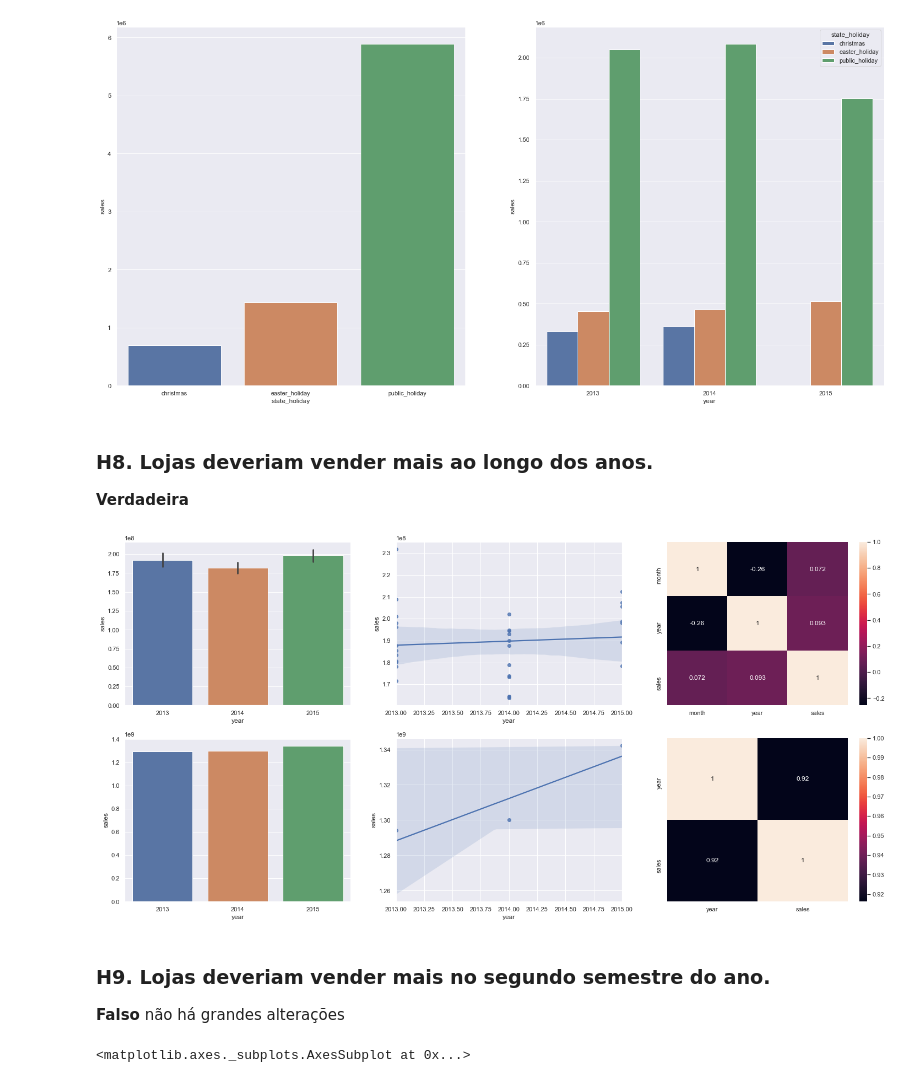
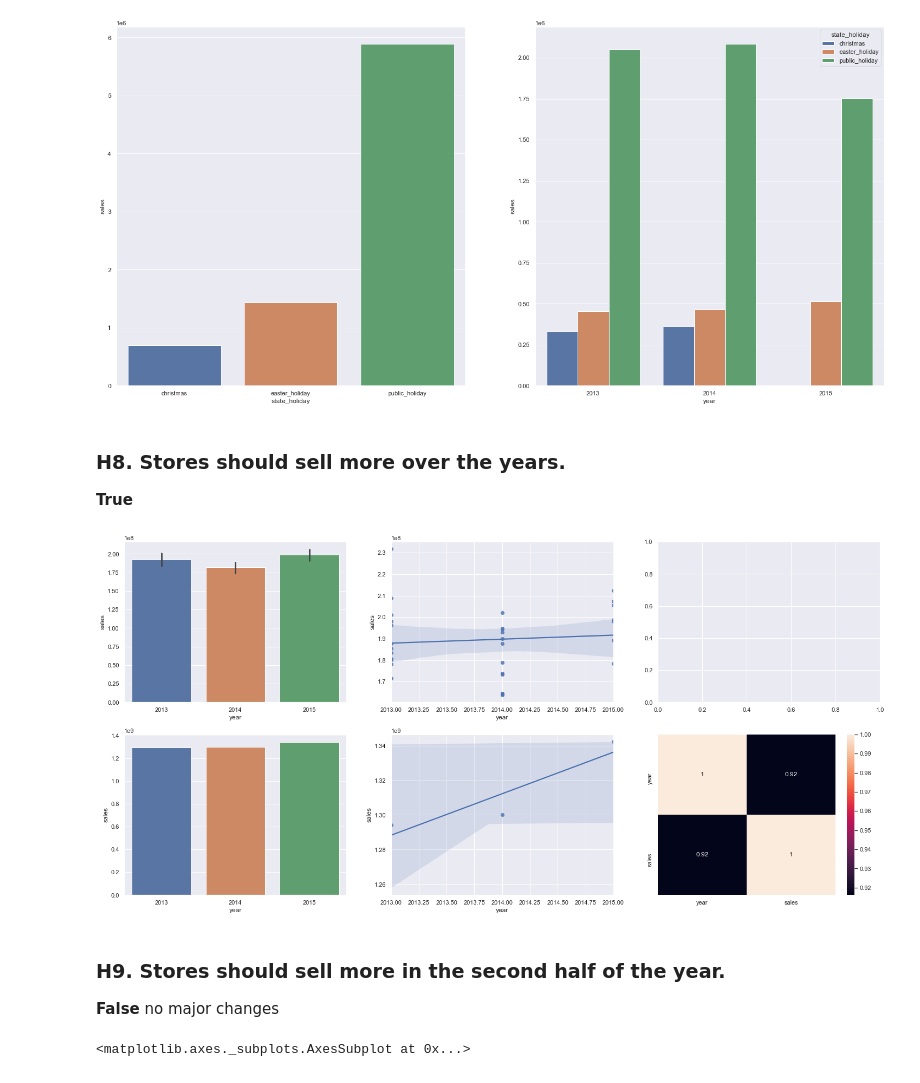
Before and after one commit to brunosantos4/Rossmann-Store-Sales, a Jupyter notebook: Rossmann_Store_Sales_Prediction.ipynb, the cells around one changed output. Cells and saved outputs as stored; diff of their text form; code cells hidden in the pictures.

```diff
--- a/Projeto_teste.ipynb
+++ b/Rossmann_Store_Sales_Prediction.ipynb
@@ -767,40 +758,40 @@ aux2 = aux[['year','state_holiday','sales']].groupby(['year','state_holiday']).s
 sns.barplot(x='year', y='sales',hue = 'state_holiday', data = aux2);
 # %% [output]
 [figure]
-# %% [markdown]
-### **H8.** Lojas deveriam vender mais ao longo dos anos.
-**Verdadeira**
+# %% [markdown]
+### **H8.** Stores should sell more over the years.
+**True**
 # %%
 aux1 = df4[['month','sales','year']].groupby(['month','year']).sum().reset_index()
 
+#average sale / month each year
 plt.subplot(2,3,1)
 sns.barplot(x='year', y='sales', data=aux1)
 
 plt.subplot(2,3,2)
 sns.regplot(x='year', y='sales', data=aux1)
 
 plt.subplot(2,3,3)
-sns.heatmap(aux1.corr(method='pearson'), annot=True)
-#venda média/mês a cada ano
 
+
+# total sales in each year up to the number of weeks we have in 2015
 max_week = max(df4[df4['year'] == 2015 ]['week_of_year'])-1
 aux2 = df4[df4['week_of_year'] <= max_week ][['year', 'sales']].groupby( 'year' ).sum().reset_index()
 
 
 plt.subplot( 2, 3, 4 )
 sns.barplot( x='year', y='sales', data=aux2 );
 
 plt.subplot( 2, 3, 5 )
 sns.regplot( x='year', y='sales', data=aux2 );
 
 plt.subplot( 2, 3, 6 )
 sns.heatmap( aux2.corr( method='pearson' ), annot=True );
-# total de vendas em cada ano até a quantidade de semanas que temos em 2015
 # %% [output]
-[figure, old version]
+[figure, new version]
-# %% [markdown]
-### **H9.** Lojas deveriam vender mais no segundo semestre do ano.
-**Falso** não há grandes alterações
+# %% [markdown]
+### **H9.** Stores should sell more in the second half of the year.
+**False** no major changes
 # %%
 ax = df4[df4['year'] != 2015]
 aux1 = ax[['week_of_year','sales','month']].groupby(['week_of_year','month']).sum().reset_index()
```
Also changed, not shown: parts of 72 cells of this notebook, 2 other files.
